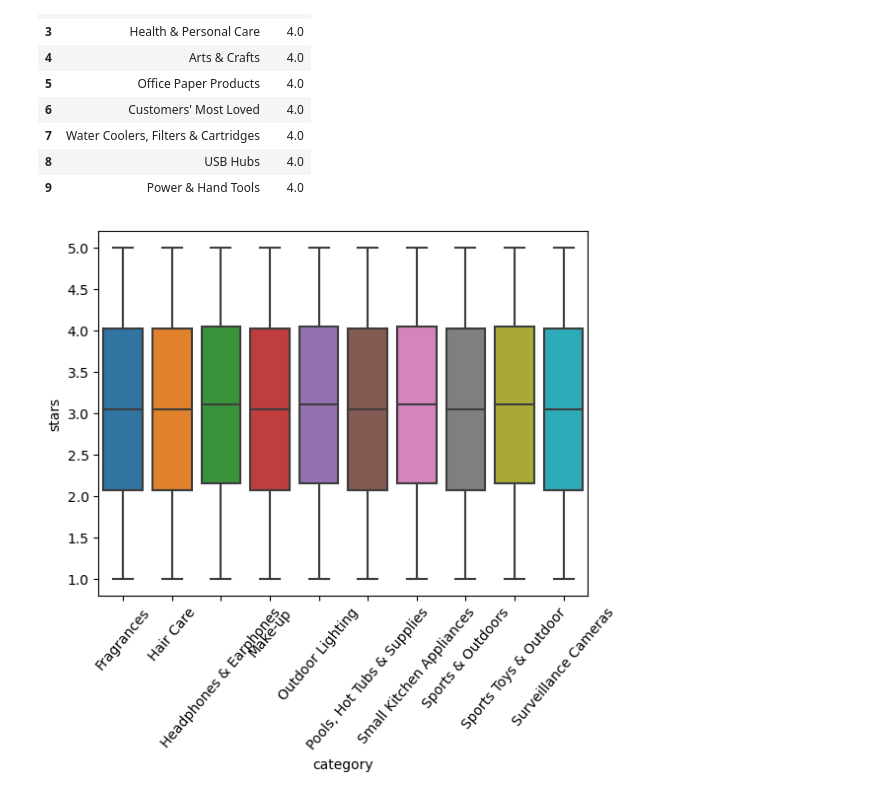
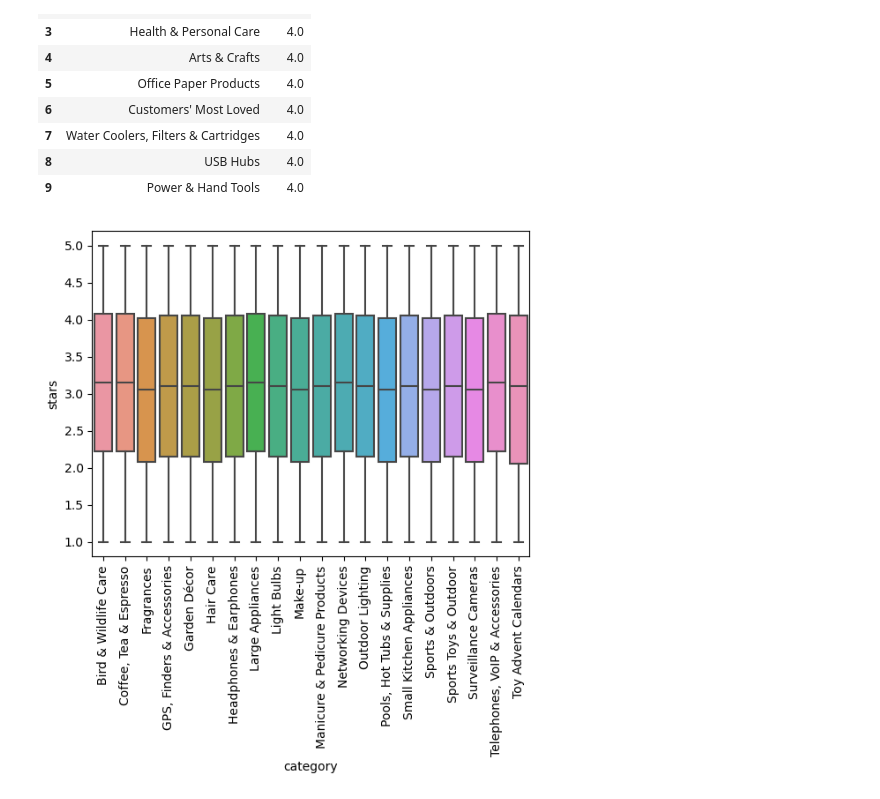
Before and after one commit to JCastillo1997/Stumbling-n-Learnin-n, a Jupyter notebook: Labs_eda/Lab_2/Lab_2.ipynb, the cells around one changed output. Cells and saved outputs as stored; diff of their text form; code cells hidden in the pictures.

```diff
--- a/Labs_eda/Lab_2/Lab_2.ipynb
+++ b/Labs_eda/Lab_2/Lab_2.ipynb
@@ -340,17 +340,11 @@ df_6
 | 8 | USB Hubs | 4.0 |
 | 9 | Power & Hand Tools | 4.0 |
 # %%
-
 category_counts = df_box['category'].value_counts()
-
-
-top_categories = category_counts.head(10).index
-
-
+top_categories = category_counts.head(20).index
 df_filtered = df_box[df_box['category'].isin(top_categories)]
-
 sns.boxplot(data=df_filtered, x='category', y='stars')
-plt.xticks(rotation=50)
+plt.xticks(rotation=90)
 plt.show()
 # %% [output]
-[figure, old version]
+[figure, new version]
```
Also changed, not shown: parts of 12 cells of this notebook.
